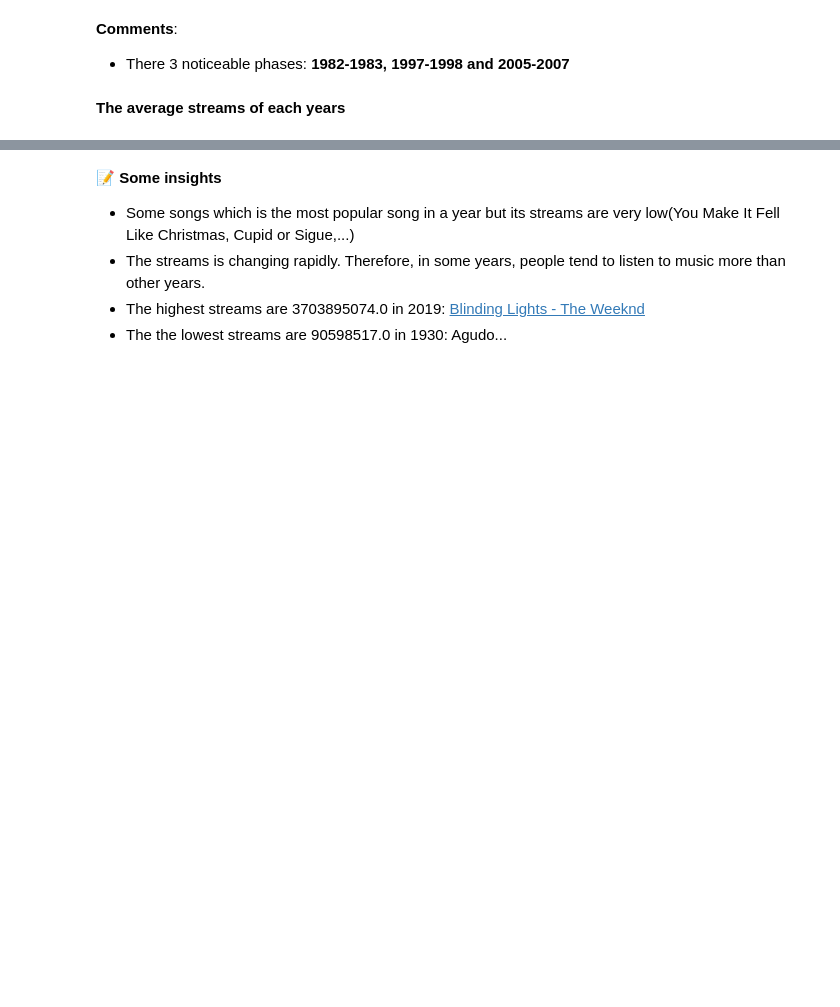
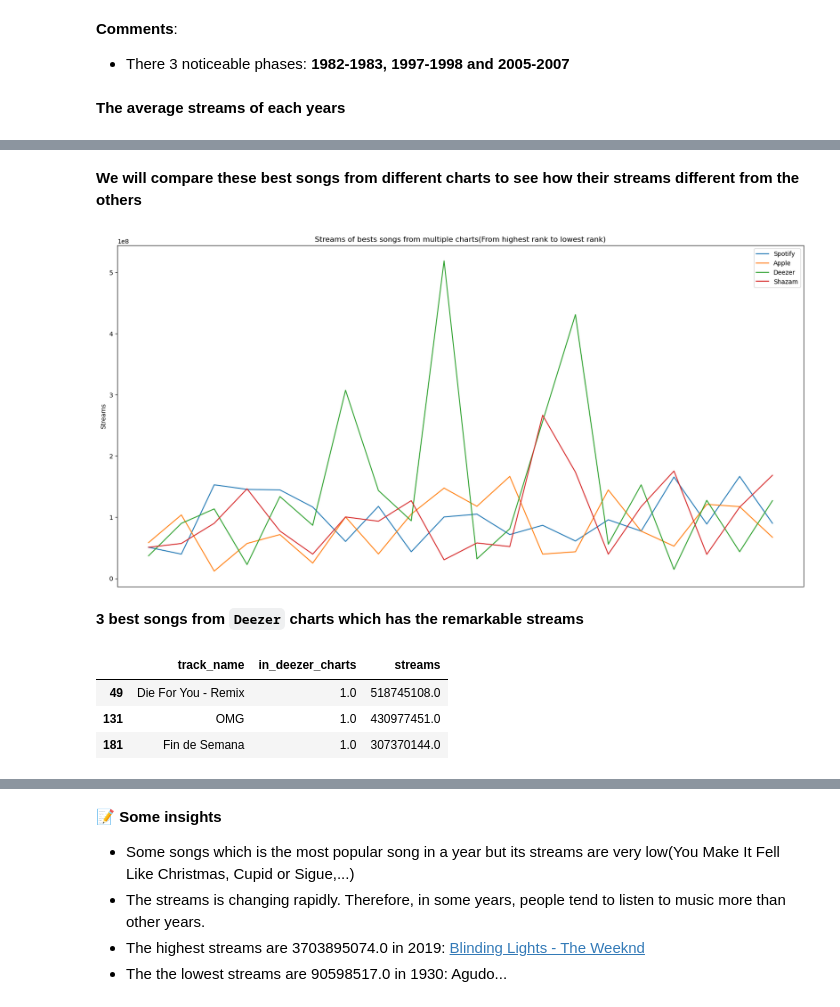
Before and after one commit to khanhnhan1512/Final-Project-DS-Programming, a Jupyter notebook: 03-Question_1.ipynb, the cells around one changed output, grey strips where cells are left out. Drawn from its saved outputs; the diff is of its cells as text; code cells hidden in the pictures; blank space fills up the shorter version.

```diff
--- a/03-Question_1.ipynb
+++ b/03-Question_1.ipynb
@@ -190,0 +200,6 @@ plt.plot(avg_stream_df.index, avg_stream_df.values);
+# %%
+def top_10_songs_in_chart(name):
+  return df[(df['released_year'] == 2023) & df[name] != 0][['track_name', name, 'streams']].sort_values(by=name)
+
+spotify_best_songs = top_10_songs_in_chart('in_spotify_charts')
+spotify_best_songs[['track_name']]
@@ -190,0 +222,3 @@ plt.plot(avg_stream_df.index, avg_stream_df.values);
+# %%
+apple_best_songs = top_10_songs_in_chart('in_apple_charts')
+apple_best_songs[['track_name']]
@@ -190,0 +241,3 @@ plt.plot(avg_stream_df.index, avg_stream_df.values);
+# %%
+deezer_best_songs = top_10_songs_in_chart('in_deezer_charts')
+deezer_best_songs[['track_name']]
@@ -190,0 +260,3 @@ plt.plot(avg_stream_df.index, avg_stream_df.values);
+# %%
+shazam_best_songs = top_10_songs_in_chart('in_shazam_charts')
+shazam_best_songs[['track_name']]
@@ -190,0 +277,28 @@ plt.plot(avg_stream_df.index, avg_stream_df.values);
+# %% [markdown]
+**We will compare these best songs from different charts to see how their streams different from the others**
+# %%
+x = np.arange(1, 21)
+plt.figure(figsize=(20, 10))
+
+plt.plot(x, spotify_best_songs['streams'][:20], label='Spotify')
+plt.plot(x, apple_best_songs['streams'][:20], label='Apple')
+plt.plot(x, deezer_best_songs['streams'][:20], label='Deezer')
+plt.plot(x, shazam_best_songs['streams'][:20], label='Shazam')
+
+plt.title('Streams of bests songs from multiple charts(From highest rank to lowest rank)')
+plt.tick_params(bottom = False)
+plt.xticks([])
+plt.ylabel("Streams")
+plt.legend()
+plt.show();
+# %% [output]
+[figure, added]
+# %% [markdown]
+**3 best songs from `Deezer` charts which has the remarkable streams**
+# %%
+deezer_best_songs[:20].sort_values('streams', ascending=False)[:3]
+# %% [output]
+|  | track_name | in_deezer_charts | streams |
+| 49 | Die For You - Remix | 1.0 | 518745108.0 |
+| 131 | OMG | 1.0 | 430977451.0 |
+| 181 | Fin de Semana | 1.0 | 307370144.0 |
```
Also changed, not shown: parts of 18 cells of this notebook.
